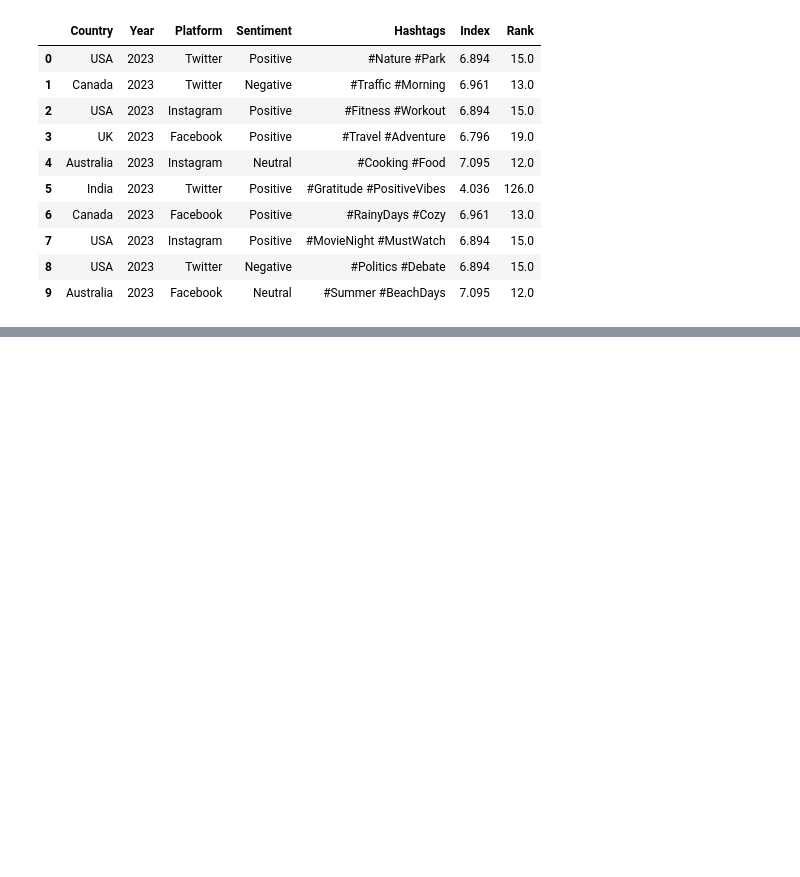
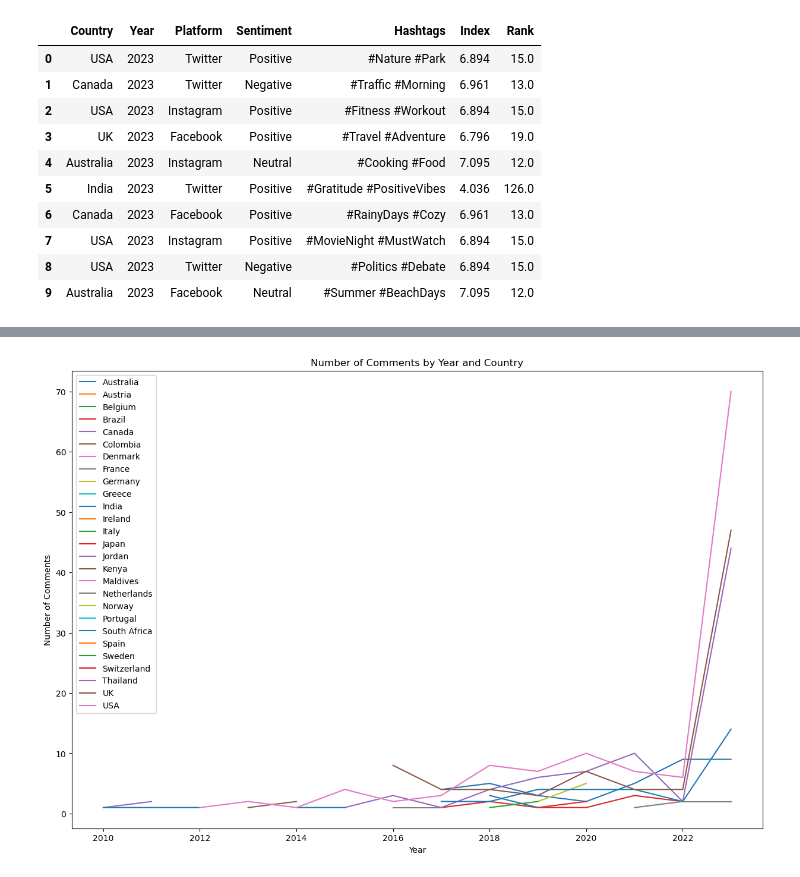
Before and after one commit to tshreenidhi/Project-3, a Jupyter notebook: Project_3.ipynb, the cells around one changed output, grey strips where cells are left out. Saved outputs shown, nothing was run; the diff lists cells and outputs as text; code cells hidden in the pictures; blank space fills up the shorter version.

```diff
--- a/Project_3.ipynb
+++ b/Project_3.ipynb
@@ -259,0 +325,15 @@ print(negative_df)
+# %%
+grouped_data = positive_df.groupby(['Year', 'Country'])['Sentiment'].count().unstack()
+
+# Plot each country's data as a separate line
+plt.figure(figsize=(15, 10))
+for country in grouped_data.columns:
+    plt.plot(grouped_data.index, grouped_data[country], label=country)
+
+plt.xlabel('Year')
+plt.ylabel('Number of Comments')
+plt.title('Number of Comments by Year and Country')
+plt.legend()  # Add legend to differentiate different countries
+plt.show()
+# %% [output]
+[figure, added]
```
Also changed, not shown: parts of 11 cells of this notebook.
